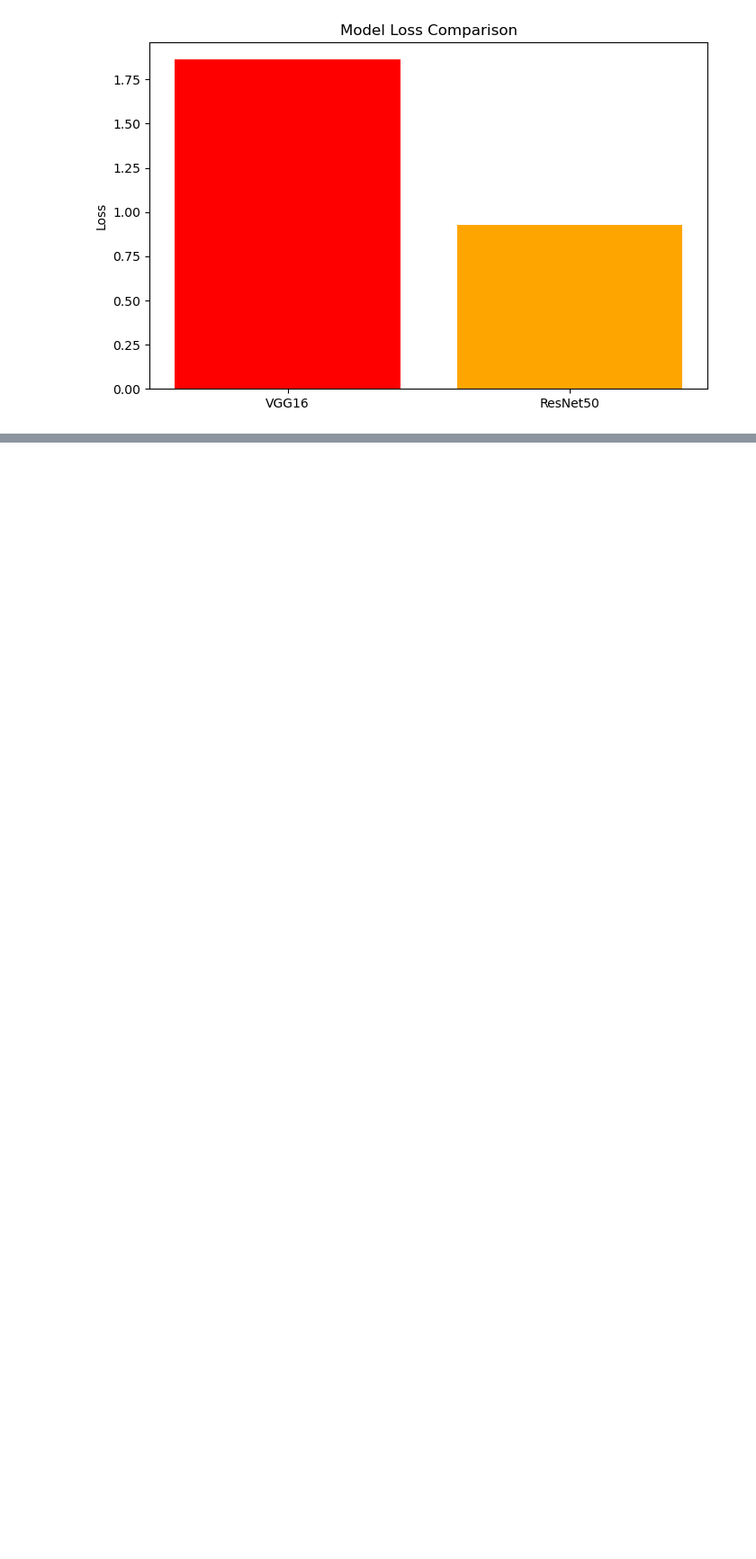
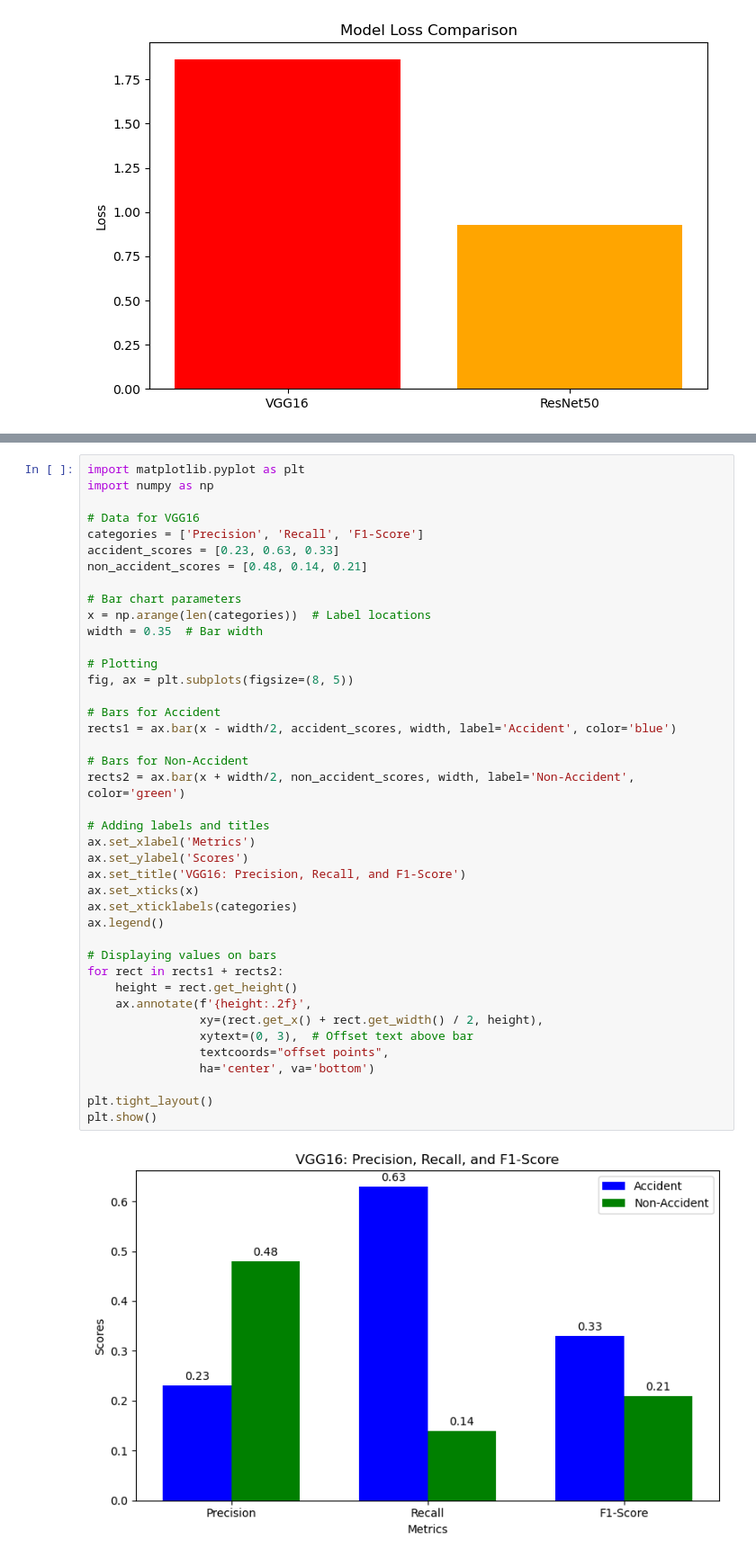
Before and after one commit to johnak/car_crash_detection, a Jupyter notebook: PRfinalproject.ipynb, the cells around one changed output, grey strips where cells are left out. Shown: that part at 90% size. Cells and saved outputs as stored; diff of their text form; blank space fills up the shorter version.

```diff
--- a/PRfinalproject.ipynb
+++ b/PRfinalproject.ipynb
@@ -210,0 +254,43 @@ Comparison of VGG16 and ResNet50 Models:
+# %%
+import matplotlib.pyplot as plt
+import numpy as np
+
+# Data for VGG16
+categories = ['Precision', 'Recall', 'F1-Score']
+accident_scores = [0.23, 0.63, 0.33]
+non_accident_scores = [0.48, 0.14, 0.21]
+
+# Bar chart parameters
+x = np.arange(len(categories))  # Label locations
+width = 0.35  # Bar width
+
+# Plotting
+fig, ax = plt.subplots(figsize=(8, 5))
+
+# Bars for Accident
+rects1 = ax.bar(x - width/2, accident_scores, width, label='Accident', color='blue')
+
+# Bars for Non-Accident
+rects2 = ax.bar(x + width/2, non_accident_scores, width, label='Non-Accident', color='green')
+
+# Adding labels and titles
+ax.set_xlabel('Metrics')
+ax.set_ylabel('Scores')
+ax.set_title('VGG16: Precision, Recall, and F1-Score')
+ax.set_xticks(x)
+ax.set_xticklabels(categories)
+ax.legend()
+
+# Displaying values on bars
+for rect in rects1 + rects2:
+    height = rect.get_height()
+    ax.annotate(f'{height:.2f}',
+                xy=(rect.get_x() + rect.get_width() / 2, height),
+                xytext=(0, 3),  # Offset text above bar
+                textcoords="offset points",
+                ha='center', va='bottom')
+
+plt.tight_layout()
+plt.show()
+# %% [output]
+[figure, added]
```
Also changed, not shown: parts of 1 cell of this notebook.
